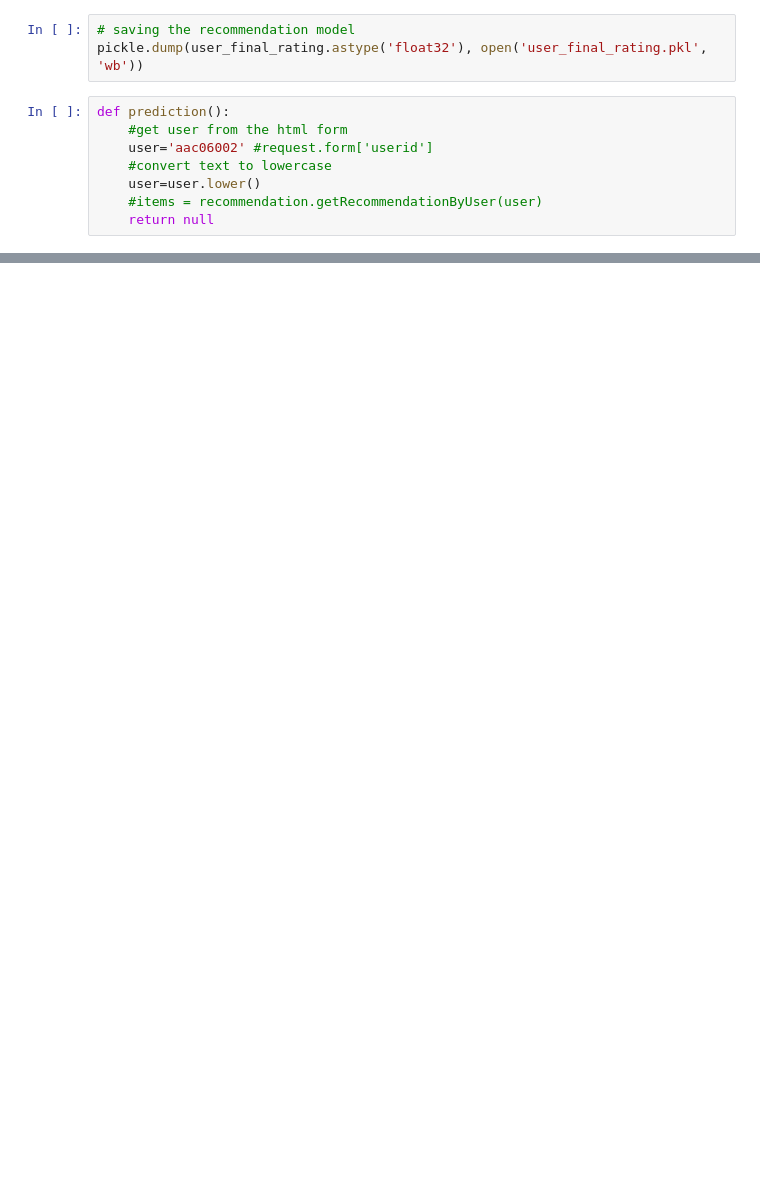
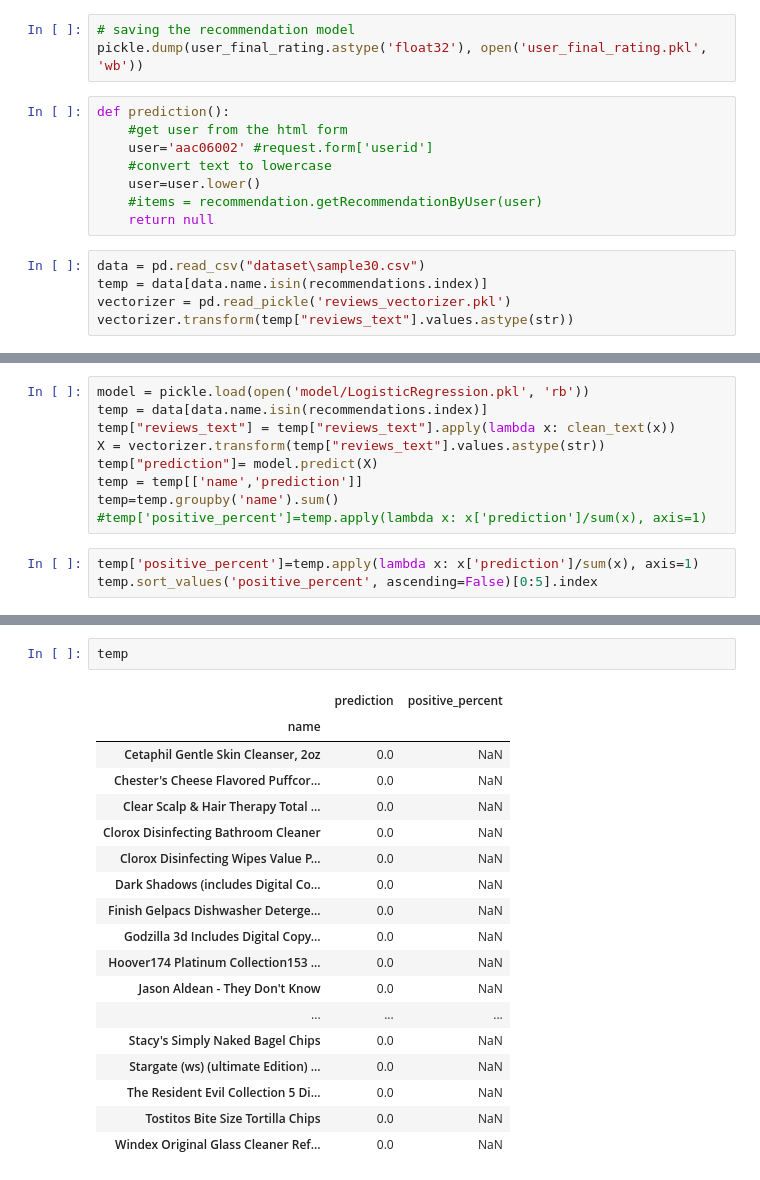
Before and after one commit to lingabalaji17/SentimentBasedProductRecommendation, a Jupyter notebook: SentimentBasedProductRecommendation.ipynb, the cells around one changed output, grey strips where cells are left out. Drawn from its saved outputs; the diff is of its cells as text; blank space fills up the shorter version.

Commit message:
Filering the recommendations with sentiment model

```diff
--- a/SentimentBasedProductRecommendation.ipynb
+++ b/SentimentBasedProductRecommendation.ipynb
@@ -1017,3 +1017,8 @@ def prediction():
     user=user.lower()
     #items = recommendation.getRecommendationByUser(user)
     return null
+# %%
+data = pd.read_csv("dataset\sample30.csv")
+temp = data[data.name.isin(recommendations.index)]
+vectorizer = pd.read_pickle('reviews_vectorizer.pkl')
+vectorizer.transform(temp["reviews_text"].values.astype(str))
@@ -1019,0 +1055,12 @@ def prediction():
+# %%
+model = pickle.load(open('model/LogisticRegression.pkl', 'rb'))
+temp = data[data.name.isin(recommendations.index)]
+temp["reviews_text"] = temp["reviews_text"].apply(lambda x: clean_text(x))
+X = vectorizer.transform(temp["reviews_text"].values.astype(str))
+temp["prediction"]= model.predict(X)
+temp = temp[['name','prediction']]
+temp=temp.groupby('name').sum()
+#temp['positive_percent']=temp.apply(lambda x: x['prediction']/sum(x), axis=1)
+# %%
+temp['positive_percent']=temp.apply(lambda x: x['prediction']/sum(x), axis=1)
+temp.sort_values('positive_percent', ascending=False)[0:5].index
@@ -1019,0 +1083,21 @@ def prediction():
+# %%
+temp
+# %% [output]
+|  | prediction | positive_percent |
+| name |  |  |
+| Cetaphil Gentle Skin Cleanser, 2oz | 0.0 | NaN |
+| Chester's Cheese Flavored Puffcor... | 0.0 | NaN |
+| Clear Scalp & Hair Therapy Total ... | 0.0 | NaN |
+| Clorox Disinfecting Bathroom Cleaner | 0.0 | NaN |
+| Clorox Disinfecting Wipes Value P... | 0.0 | NaN |
+| Dark Shadows (includes Digital Co... | 0.0 | NaN |
+| Finish Gelpacs Dishwasher Deterge... | 0.0 | NaN |
+| Godzilla 3d Includes Digital Copy... | 0.0 | NaN |
+| Hoover174 Platinum Collection153 ... | 0.0 | NaN |
+| Jason Aldean - They Don't Know | 0.0 | NaN |
+| ... | ... | ... |
+| Stacy's Simply Naked Bagel Chips | 0.0 | NaN |
+| Stargate (ws) (ultimate Edition) ... | 0.0 | NaN |
+| The Resident Evil Collection 5 Di... | 0.0 | NaN |
+| Tostitos Bite Size Tortilla Chips | 0.0 | NaN |
+| Windex Original Glass Cleaner Ref... | 0.0 | NaN |
```
Also changed, not shown: parts of 23 cells of this notebook, 5 other files.
